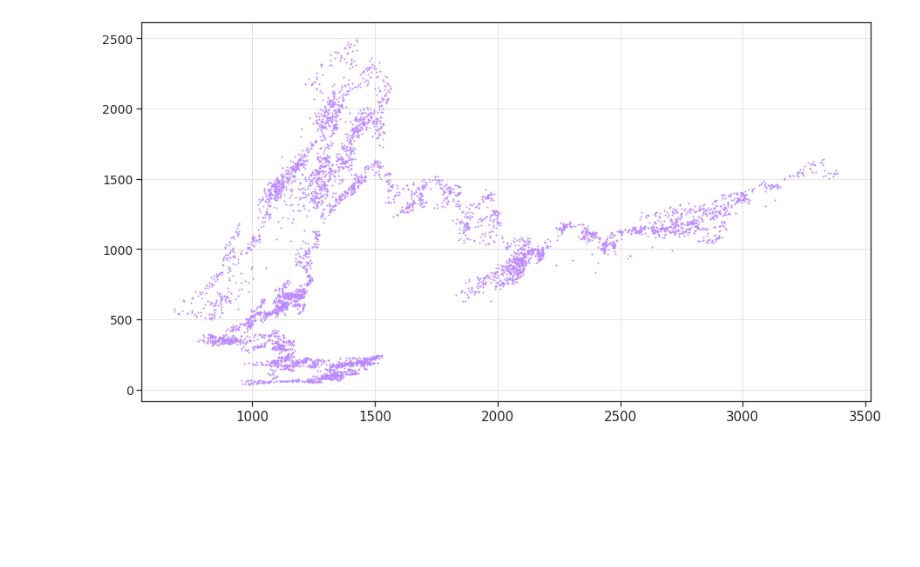
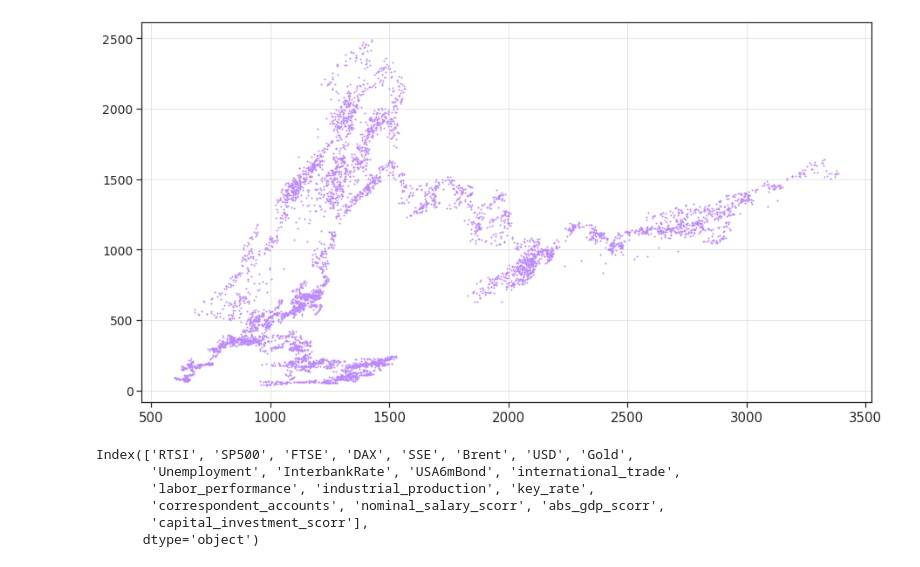
Before and after one commit to xtess16/RTSI, a Jupyter notebook: RTS_regression.ipynb, the cells around one changed output. Saved outputs shown, nothing was run; the diff lists cells and outputs as text; code cells hidden in the pictures; blank space fills up the shorter version.

```diff
--- a/RTS_regression.ipynb
+++ b/RTS_regression.ipynb
@@ -139,5 +146,14 @@ sns.heatmap(
 # %%
 _ = all_df[['SP500', 'RTSI']].dropna()
-plt.plot(all_df.SP500, all_df.RTSI, linewidth=0, marker='o', markersize=1, color='#b8f');
+plt.plot(all_df.SP500, all_df.RTSI, linewidth=0, marker='o', markersize=1, color='#b8ff');
 # %% [output]
-[figure, old version]
+[figure, new version]
+# %%
+all_df.columns
+# %% [output]
+Index(['RTSI', 'SP500', 'FTSE', 'DAX', 'SSE', 'Brent', 'USD', 'Gold',
+       'Unemployment', 'InterbankRate', 'USA6mBond', 'international_trade',
+       'labor_performance', 'industrial_production', 'key_rate',
+       'correspondent_accounts', 'nominal_salary_scorr', 'abs_gdp_scorr',
+       'capital_investment_scorr'],
+      dtype='object')
```
Also changed, not shown: parts of 2 cells of this notebook, 7 other files.
